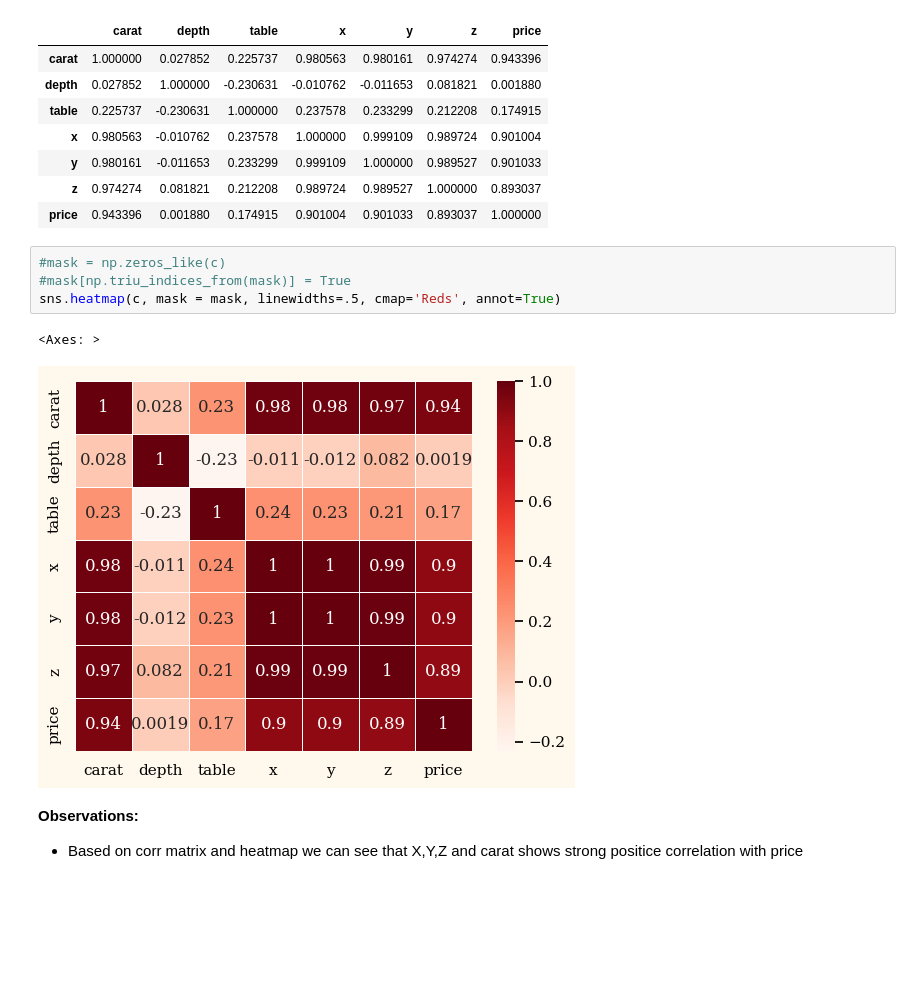
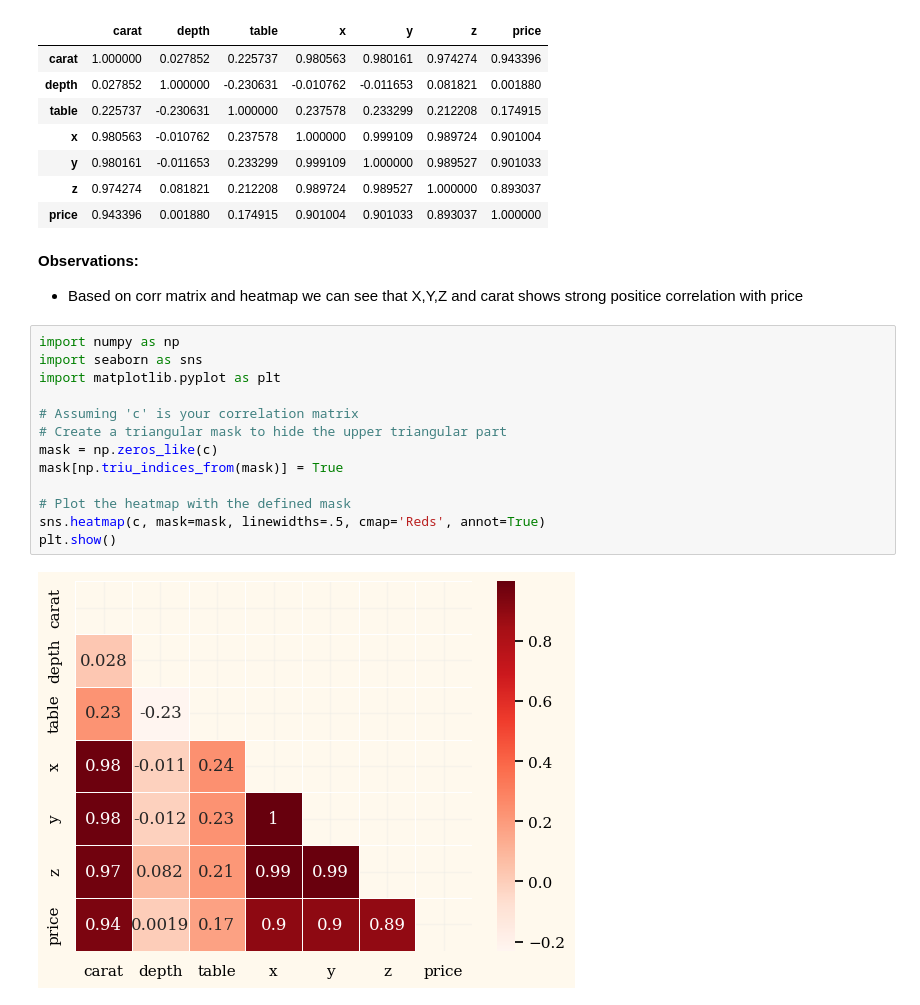
Before and after one commit to niloycste/Diamond-Price-Prediction, a Jupyter notebook: notebooks/data/EDA.ipynb, the cells around one changed output. Drawn from its saved outputs; the diff is of its cells as text; blank space fills up the shorter version.

```diff
--- a/notebooks/data/EDA.ipynb
+++ b/notebooks/data/EDA.ipynb
@@ -449,13 +449,21 @@ c
 | y | 0.980161 | -0.011653 | 0.233299 | 0.999109 | 1.000000 | 0.989527 | 0.901033 |
 | z | 0.974274 | 0.081821 | 0.212208 | 0.989724 | 0.989527 | 1.000000 | 0.893037 |
 | price | 0.943396 | 0.001880 | 0.174915 | 0.901004 | 0.901033 | 0.893037 | 1.000000 |
-# %%
-#mask = np.zeros_like(c)
-#mask[np.triu_indices_from(mask)] = True
-sns.heatmap(c, mask = mask, linewidths=.5, cmap='Reds', annot=True)
-# %% [output]
-<Axes: >
-[figure, removed]
 # %% [markdown]
 **Observations:**
 - Based on corr matrix and heatmap we can see that X,Y,Z and carat shows strong positice correlation with price
+# %%
+import numpy as np
+import seaborn as sns
+import matplotlib.pyplot as plt
+
+# Assuming 'c' is your correlation matrix
+# Create a triangular mask to hide the upper triangular part
+mask = np.zeros_like(c)
+mask[np.triu_indices_from(mask)] = True
+
+# Plot the heatmap with the defined mask
+sns.heatmap(c, mask=mask, linewidths=.5, cmap='Reds', annot=True)
+plt.show()
+# %% [output]
+[figure, added]
```
Also changed, not shown: parts of 5 cells of this notebook, 11 other files.
